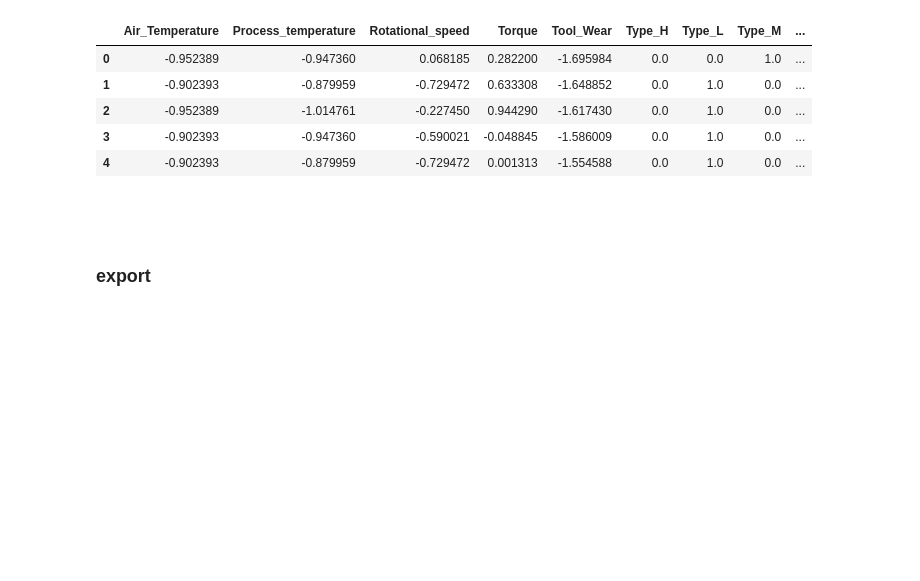
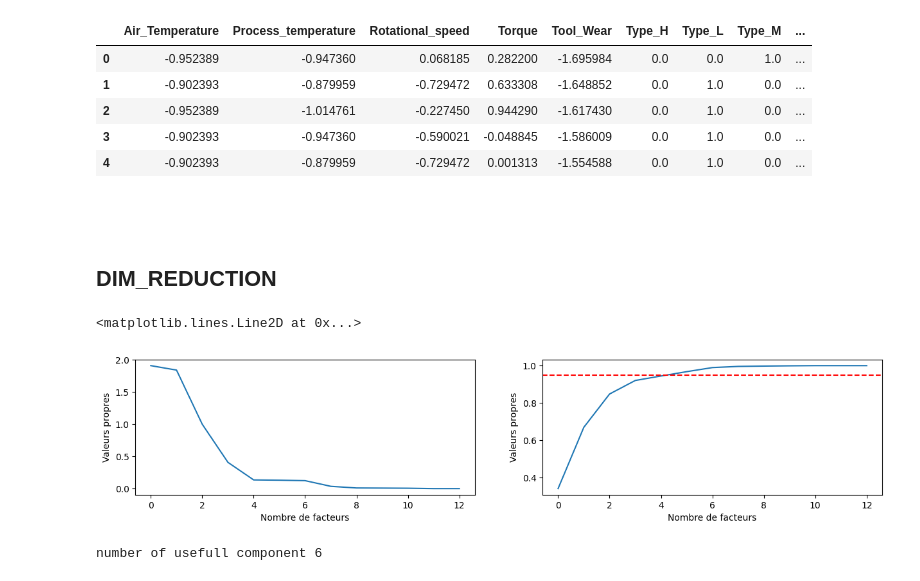
Before and after one commit to Konarovic/Maintenance, a Jupyter notebook: notebook/1_exploration.ipynb, the cells around one changed output. Drawn from its saved outputs; the diff is of its cells as text; code cells hidden in the pictures; blank space fills up the shorter version.

```diff
--- a/notebook/1_exploration.ipynb
+++ b/notebook/1_exploration.ipynb
@@ -469,4 +481,4 @@ df_transformed.head()
 # %% [markdown]
 ##
 # %% [markdown]
-### export
+## DIM_REDUCTION
@@ -475,0 +485,27 @@ df_transformed.to_csv(os.path.join(config.DATA_DIR, 'maintenance_data_clean.csv'
+# %%
+from sklearn.decomposition import PCA
+
+pca = PCA()
+pca.fit(df_transformed)
+
+plt.figure(figsize=(15, 6))
+
+plt.subplot(2,2,1)
+plt.plot(range(0,13), pca.explained_variance_)
+plt.xlabel('Nombre de facteurs')
+plt.ylabel('Valeurs propres')
+
+plt.subplot(2,2,2)
+plt.plot(range(0,13), np.cumsum(pca.explained_variance_ratio_))
+plt.xlabel('Nombre de facteurs')
+plt.ylabel('Valeurs propres')
+plt.axhline(y=0.95, color = 'r', linestyle = '--')
+# %% [output]
+<matplotlib.lines.Line2D at 0x...>
+[figure, added]
+# %%
+pca = PCA(n_components=0.95)
+pca.fit(df_transformed)
+print('number of usefull component', pca.n_components_)
+# %% [output]
+number of usefull component 6
```
Also changed, not shown: parts of 22 cells of this notebook, 2 other files.
